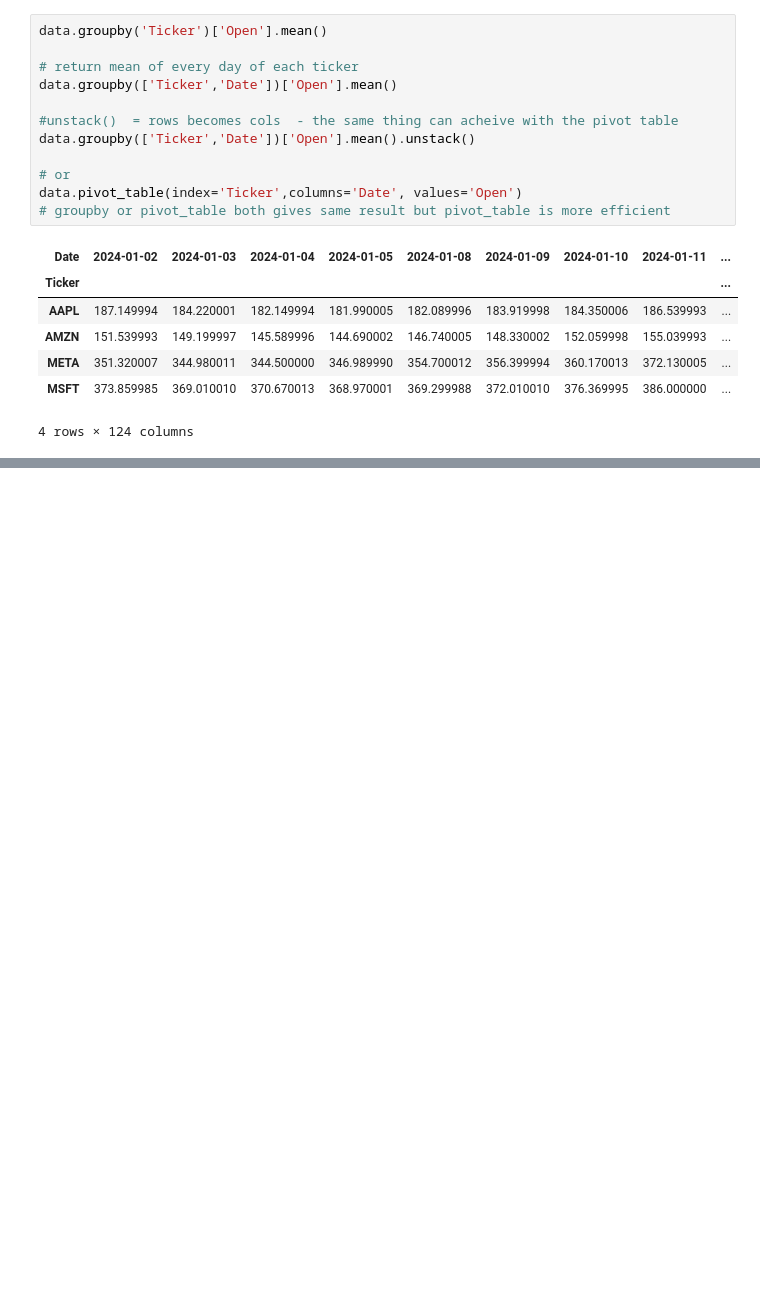
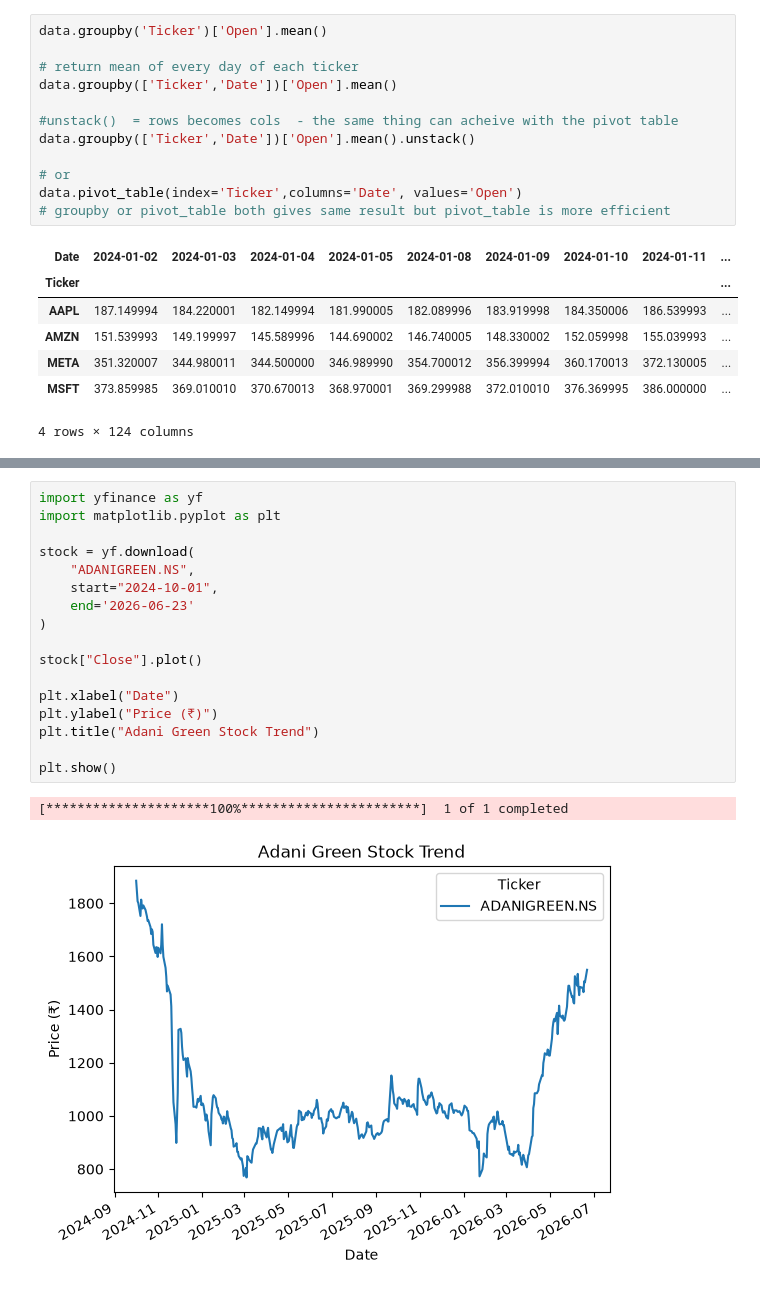
Before and after one commit to sumitkhera11/AI-Agentic-Trading-Bot, a Jupyter notebook: notebooks/Day_31.Pivot_Melt.ipynb, the cells around one changed output, grey strips where cells are left out. Drawn from its saved outputs; the diff is of its cells as text; blank space fills up the shorter version.

```diff
--- a/notebooks/Day_31.Pivot_Melt.ipynb
+++ b/notebooks/Day_31.Pivot_Melt.ipynb
@@ -279,0 +357,20 @@ data.pivot_table(index='Ticker',columns='Date', aggfunc='mean')
+# %%
+import yfinance as yf
+import matplotlib.pyplot as plt
+
+stock = yf.download(
+    "ADANIGREEN.NS",
+    start="2024-10-01",
+    end='2026-06-23'
+)
+
+stock["Close"].plot()
+
+plt.xlabel("Date")
+plt.ylabel("Price (₹)")
+plt.title("Adani Green Stock Trend")
+
+plt.show()
+# %% [output]
+[*********************100%***********************]  1 of 1 completed
+[figure, added]
```
Also changed, not shown: parts of 5 cells of this notebook, 14 other files.
